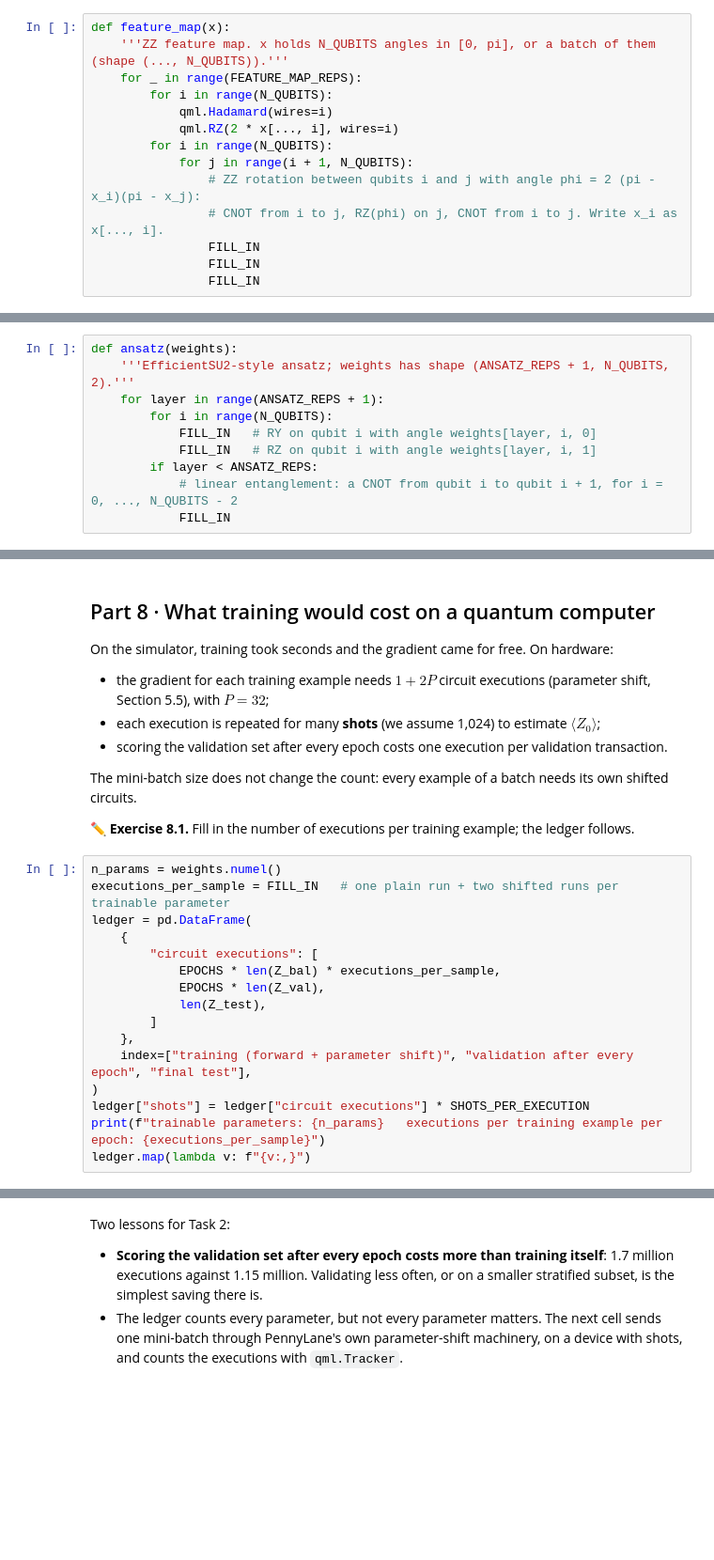
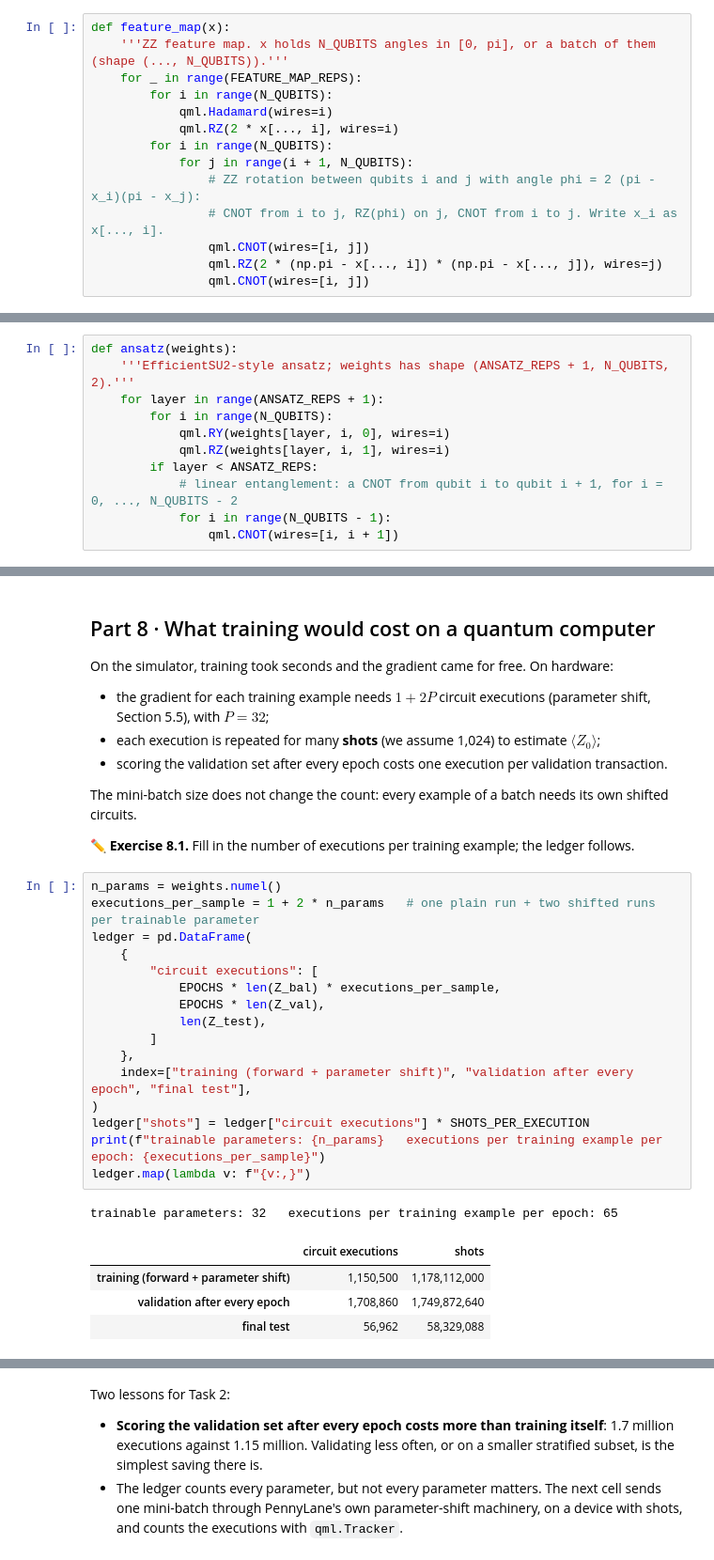
Before and after one commit to WEX75/Quantum-AIM, a Jupyter notebook: kit/task1_guided_vqc_fraud_detection.ipynb, the cells around one changed output, grey strips where cells are left out. Shown at 94% size. Saved outputs shown, nothing was run; the diff lists cells and outputs as text; blank space fills up the shorter version.

```diff
--- a/kit/task1_guided_vqc_fraud_detection.ipynb
+++ b/kit/task1_guided_vqc_fraud_detection.ipynb
@@ -695,9 +781,9 @@ def feature_map(x):
             for j in range(i + 1, N_QUBITS):
                 # ZZ rotation between qubits i and j with angle phi = 2 (pi - x_i)(pi - x_j):
                 # CNOT from i to j, RZ(phi) on j, CNOT from i to j. Write x_i as x[..., i].
-                FILL_IN
-                FILL_IN
-                FILL_IN
+                qml.CNOT(wires=[i, j])
+                qml.RZ(2 * (np.pi - x[..., i]) * (np.pi - x[..., j]), wires=j)
+                qml.CNOT(wires=[i, j])
 # %%
 # ✅ Check 6.1: compare with the same circuit written with PennyLane's IsingZZ gate
 dev4 = qml.device("default.qubit", wires=N_QUBITS)
@@ -766,11 +860,12 @@ def ansatz(weights):
     '''EfficientSU2-style ansatz; weights has shape (ANSATZ_REPS + 1, N_QUBITS, 2).'''
     for layer in range(ANSATZ_REPS + 1):
         for i in range(N_QUBITS):
-            FILL_IN   # RY on qubit i with angle weights[layer, i, 0]
-            FILL_IN   # RZ on qubit i with angle weights[layer, i, 1]
+            qml.RY(weights[layer, i, 0], wires=i)
+            qml.RZ(weights[layer, i, 1], wires=i)
         if layer < ANSATZ_REPS:
             # linear entanglement: a CNOT from qubit i to qubit i + 1, for i = 0, ..., N_QUBITS - 2
-            FILL_IN
+            for i in range(N_QUBITS - 1):
+                qml.CNOT(wires=[i, i + 1])
 # %%
 # ✅ Check 6.2
 w_check = torch.linspace(0, 3, (ANSATZ_REPS + 1) * N_QUBITS * 2, dtype=torch.float64).reshape(ANSATZ_REPS + 1, N_QUBITS, 2)
@@ -940,20 +1088,26 @@ The mini-batch size does not change the count: every example of a batch needs it
 ✏️ **Exercise 8.1.** Fill in the number of executions per training example; the ledger follows.
 # %%
 n_params = weights.numel()
-executions_per_sample = FILL_IN   # one plain run + two shifted runs per trainable parameter
+executions_per_sample = 1 + 2 * n_params   # one plain run + two shifted runs per trainable parameter
 ledger = pd.DataFrame(
     {
         "circuit executions": [
             EPOCHS * len(Z_bal) * executions_per_sample,
             EPOCHS * len(Z_val),
             len(Z_test),
         ]
     },
     index=["training (forward + parameter shift)", "validation after every epoch", "final test"],
 )
 ledger["shots"] = ledger["circuit executions"] * SHOTS_PER_EXECUTION
 print(f"trainable parameters: {n_params}   executions per training example per epoch: {executions_per_sample}")
 ledger.map(lambda v: f"{v:,}")
+# %% [output]
+trainable parameters: 32   executions per training example per epoch: 65
+|  | circuit executions | shots |
+| training (forward + parameter shift) | 1,150,500 | 1,178,112,000 |
+| validation after every epoch | 1,708,860 | 1,749,872,640 |
+| final test | 56,962 | 58,329,088 |
 # %%
 # ✅ Check 8.1
 assert executions_per_sample == 65 or (N_QUBITS, ANSATZ_REPS) != (4, 3), "with 32 parameters: 1 + 2 * 32"
```
Also changed, not shown: parts of 67 cells of this notebook, 7 other files.
